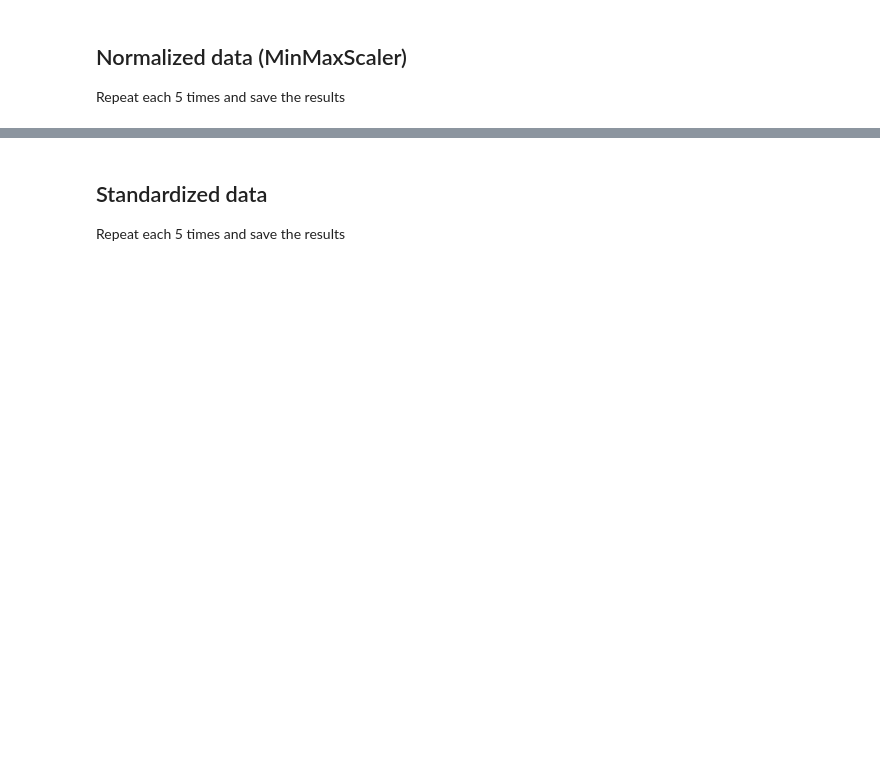
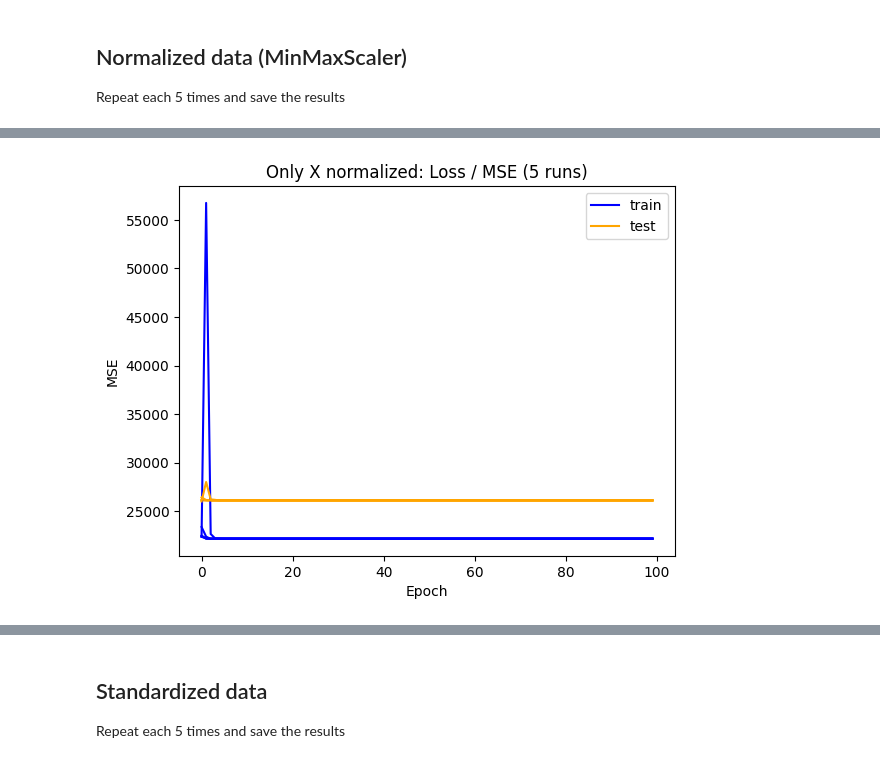
Before and after one commit to dineshsinghbisht/masterdegree, a Jupyter notebook: exercises/advdeeplearningNneuralnetwork/exc4/Exercise4-S25.ipynb, the cells around one changed output, grey strips where cells are left out. Drawn from its saved outputs; the diff is of its cells as text; code cells hidden in the pictures; blank space fills up the shorter version.

```diff
--- a/exercises/advdeeplearningNneuralnetwork/exc4/Exercise4-S25.ipynb
+++ b/exercises/advdeeplearningNneuralnetwork/exc4/Exercise4-S25.ipynb
@@ -102,0 +128,13 @@ Repeat each 5 times and save the results
+# %%
+# Normalize data
+# Implementation comes to this cell
+
+# Normalize inputs (X): fit on training data only
+x_scaler_norm = MinMaxScaler()
+X_train_norm = x_scaler_norm.fit_transform(X_train)
+X_test_norm = x_scaler_norm.transform(X_test)
+
+# Normalize output (y): needed for Version 2 only
+y_scaler_norm = MinMaxScaler()
+y_train_norm = y_scaler_norm.fit_transform(y_train.reshape(-1, 1))
+y_test_norm = y_scaler_norm.transform(y_test.reshape(-1, 1))
@@ -102,0 +169,10 @@ Repeat each 5 times and save the results
+# %%
+# Version 1: only X normalized, y raw
+
+# Evaluate model: mse
+# Implementation comes to this cell
+
+for run in range(5):
+    print(f"Run {run + 1}: Train MSE = {normx_train_mse[run]:.3f}, Test MSE = {normx_test_mse[run]:.3f}")
+
+print(f"\nOnly X normalized → Mean test MSE: {mean(normx_test_mse):.3f} (± {std(normx_test_mse):.3f})")
@@ -102,0 +187,17 @@ Repeat each 5 times and save the results
+# %%
+# Version 1: only X normalized, y raw
+
+# Plot loss during training
+# Implementation comes to this cell
+
+for run in range(5):
+    pyplot.plot(normx_histories[run].history['loss'], color='blue', label='train' if run == 0 else None)
+    pyplot.plot(normx_histories[run].history['val_loss'], color='orange', label='test' if run == 0 else None)
+
+pyplot.title('Only X normalized: Loss / MSE (5 runs)')
+pyplot.xlabel('Epoch')
+pyplot.ylabel('MSE')
+pyplot.legend()
+pyplot.show()
+# %% [output]
+[figure, added]
```
Also changed, not shown: parts of 29 cells of this notebook.
